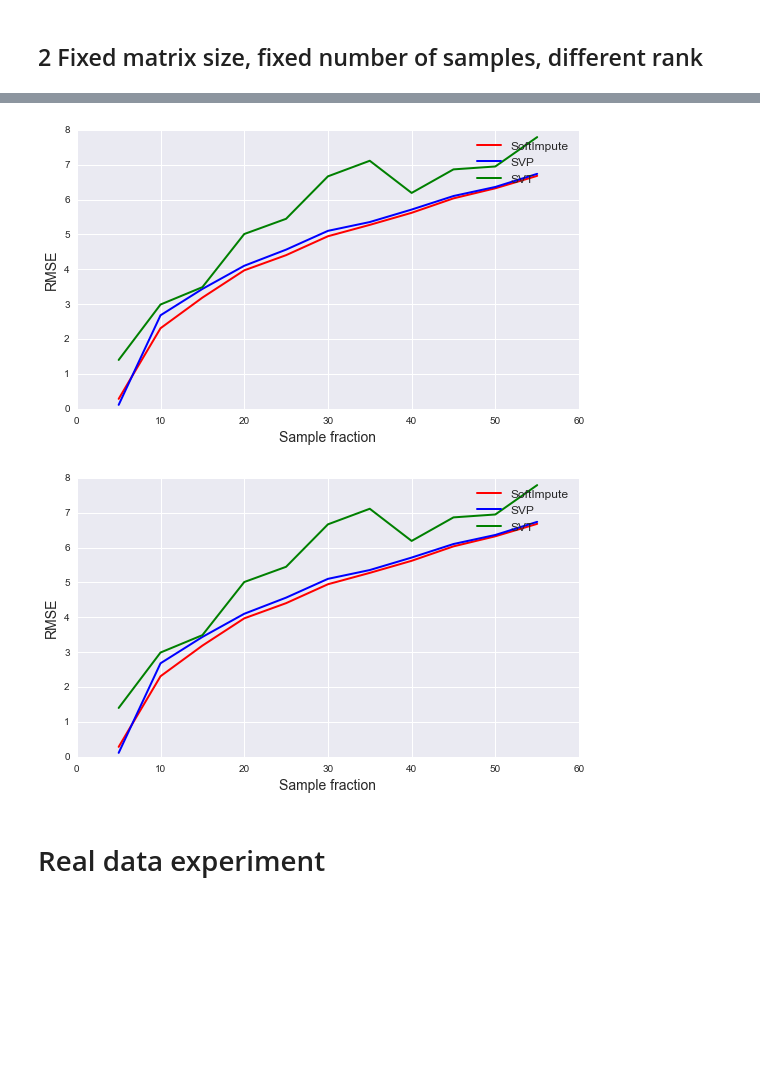
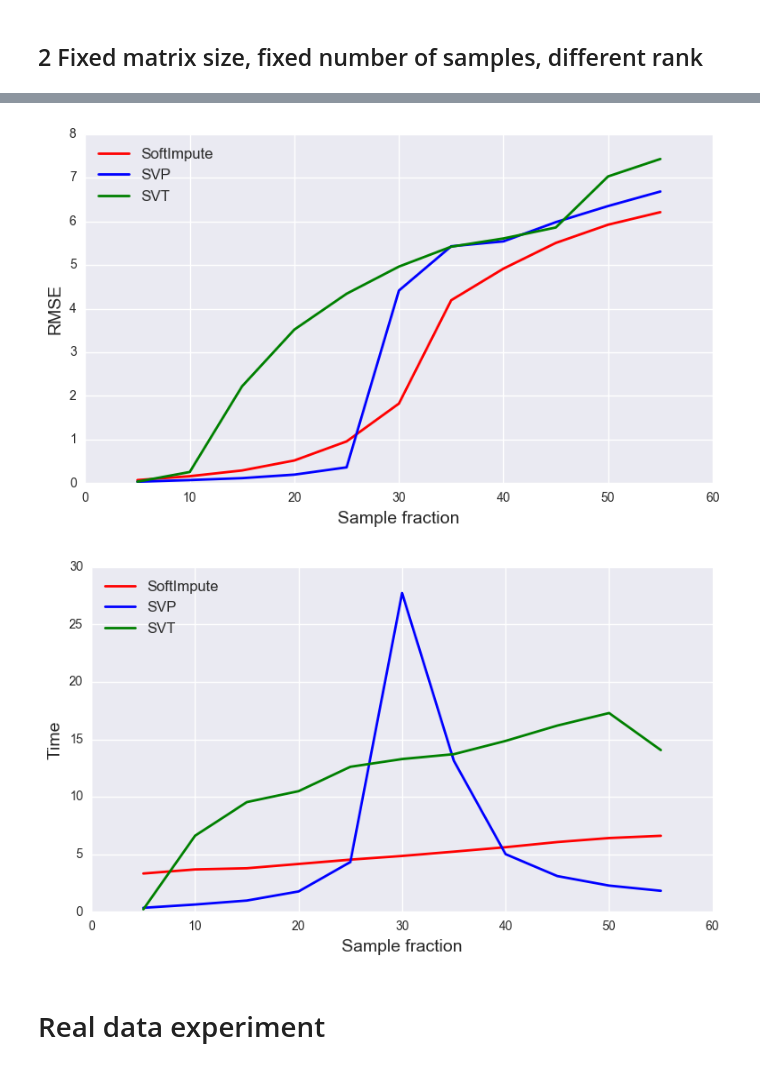
Before and after one commit to a-bochkarev/roy_project, a Jupyter notebook: main.ipynb, the cells around one changed output, grey strips where cells are left out. Cells and saved outputs as stored; diff of their text form; code cells hidden in the pictures; blank space fills up the shorter version.

```diff
--- a/main.ipynb
+++ b/main.ipynb
@@ -52,11 +17,11 @@ RMSE error: 0.254137. Time: 0 min 1 sec.
 # %% [markdown]
 ## 1 Fixed matrix size, fixed rank, different number of samples
 # %%
-sample_fraction_array = np.linspace(0.1, 0.9, 9)
+sample_fraction_array = np.linspace(0.1, 0.9, 15)
 rank = 5
-dims = (100, 100)
-max_iter = int(1e2)
-tol = 1e-2
+dims = (500, 500)
+max_iter = int(1e3)
+tol = 1e-3
 
 M = get_data('synthetic', rank, dims, noise='y')
 # %% [markdown]
@@ -177,8 +128,8 @@ plt.show()
 # %%
 sample_fraction = 0.2
 rank_array = range(5, 56, 5)
-dims = (100, 100)
-max_iter = int(1e2)
+dims = (300, 300)
+max_iter = int(1e3)
 tol = 1e-2
 
 nsamp = int(sample_fraction * np.prod(dims))
@@ -272,25 +223,25 @@ plt.figure(figsize=(9,5))
 plt.plot(rank_array, RMSE_si_array, 'r', linewidth=2)
 plt.plot(rank_array, RMSE_svp_array, 'b', linewidth=2)
 plt.plot(rank_array, RMSE_svt_array, 'g', linewidth=2)
-plt.legend(['SoftImpute', 'SVP', 'SVT'], fontsize=12)
+plt.legend(['SoftImpute', 'SVP', 'SVT'], loc=2, fontsize=12)
 plt.xlabel('Sample fraction', fontsize=14)
 plt.ylabel('RMSE', fontsize=14)
 plt.savefig('./results/synthetic_rank_rmse.png')
 plt.show()
 # %% [output]
-[figure, old version]
+[figure, new version]
 # %%
 plt.figure(figsize=(9,5))
-plt.plot(rank_array, RMSE_si_array, 'r', linewidth=2)
-plt.plot(rank_array, RMSE_svp_array, 'b', linewidth=2)
-plt.plot(rank_array, RMSE_svt_array, 'g', linewidth=2)
-plt.legend(['SoftImpute', 'SVP', 'SVT'], fontsize=12)
+plt.plot(rank_array, time_si_array, 'r', linewidth=2)
+plt.plot(rank_array, time_svp_array, 'b', linewidth=2)
+plt.plot(rank_array, np.array(time_svt_array) / 5, 'g', linewidth=2)
+plt.legend(['SoftImpute', 'SVP', 'SVT'], loc=2, fontsize=12)
 plt.xlabel('Sample fraction', fontsize=14)
-plt.ylabel('RMSE', fontsize=14)
+plt.ylabel('Time', fontsize=14)
 plt.savefig('./results/synthetic_rank_time.png')
 plt.show()
 # %% [output]
-[figure, old version]
+[figure, new version]
 # %% [markdown]
 # Real data experiment
 # %%
```
Also changed, not shown: parts of 15 cells of this notebook.
